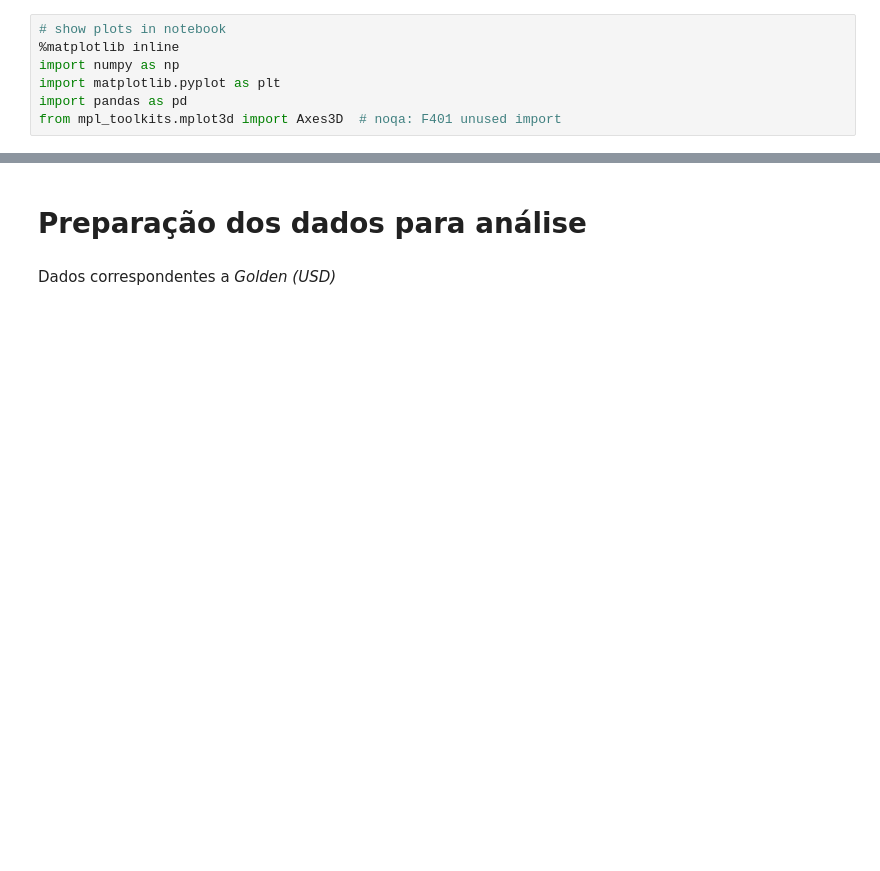
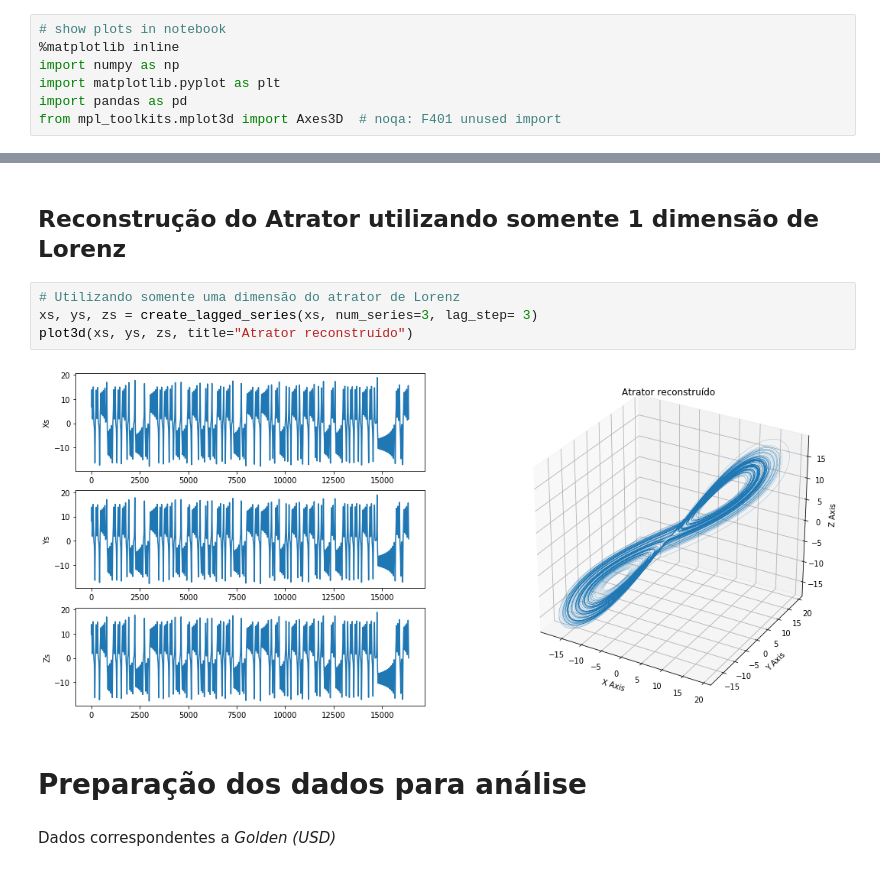
Before and after one commit to rodneyrick/unifesp-nonlinear_time_series_analysis, a Jupyter notebook: final_report/final.ipynb, the cells around one changed output, grey strips where cells are left out. Saved outputs shown, nothing was run; the diff lists cells and outputs as text; blank space fills up the shorter version.

```diff
--- a/final_report/final.ipynb
+++ b/final_report/final.ipynb
@@ -8,3 +81,11 @@ from mpl_toolkits.mplot3d import Axes3D  # noqa: F401 unused import
+# %% [markdown]
+## Reconstrução do Atrator utilizando somente 1 dimensão de Lorenz
+# %%
+# Utilizando somente uma dimensão do atrator de Lorenz
+xs, ys, zs = create_lagged_series(xs, num_series=3, lag_step= 3)
+plot3d(xs, ys, zs, title="Atrator reconstruído")
+# %% [output]
+[figure, added]
 # %% [markdown]
 # Preparação dos dados para análise
 # %% [markdown]
```
Also changed, not shown: parts of 26 cells of this notebook, 3 other files.
